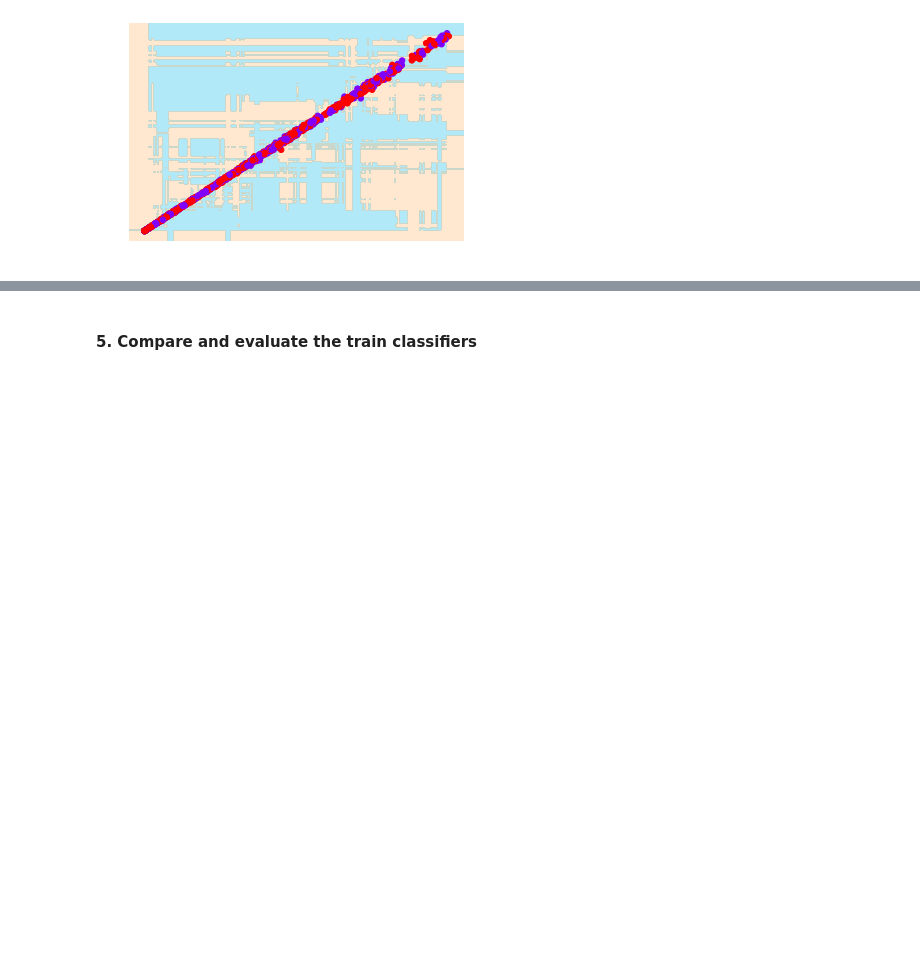
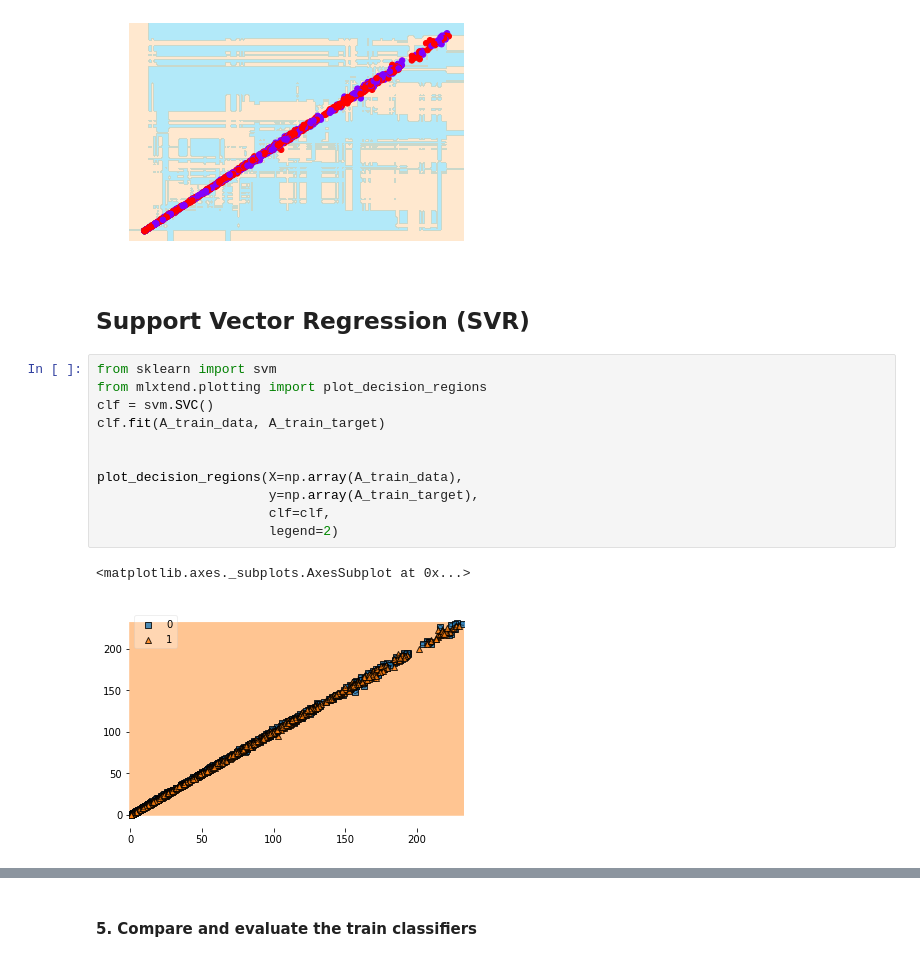
Before and after one commit to natthawit-jan/project2_datam, a Jupyter notebook: Project2B-Stock-market-prediction.ipynb, the cells around one changed output, grey strips where cells are left out. Saved outputs shown, nothing was run; the diff lists cells and outputs as text; blank space fills up the shorter version.

Commit message:
add Support Vector Regression

```diff
--- a/Project2B-Stock-market-prediction.ipynb
+++ b/Project2B-Stock-market-prediction.ipynb
@@ -272,3 +272,19 @@ visualize_classifier(DecisionTreeClassifier(), A_train_data, A_train_target)
 visualize_classifier(RandomForestClassifier(), A_train_data, A_train_target)
 # %% [output]
 [figure]
+# %% [markdown]
+## Support Vector Regression (SVR)
+# %%
+from sklearn import svm
+from mlxtend.plotting import plot_decision_regions
+clf = svm.SVC()
+clf.fit(A_train_data, A_train_target)
+
+
+plot_decision_regions(X=np.array(A_train_data),
+                      y=np.array(A_train_target),
+                      clf=clf,
+                      legend=2)
+# %% [output]
+<matplotlib.axes._subplots.AxesSubplot at 0x...>
+[figure, added]
```
Also changed, not shown: parts of 1 cell of this notebook.
